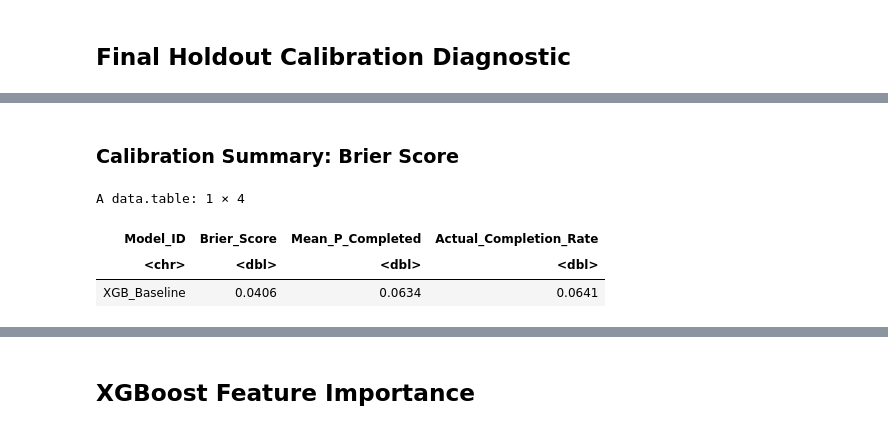
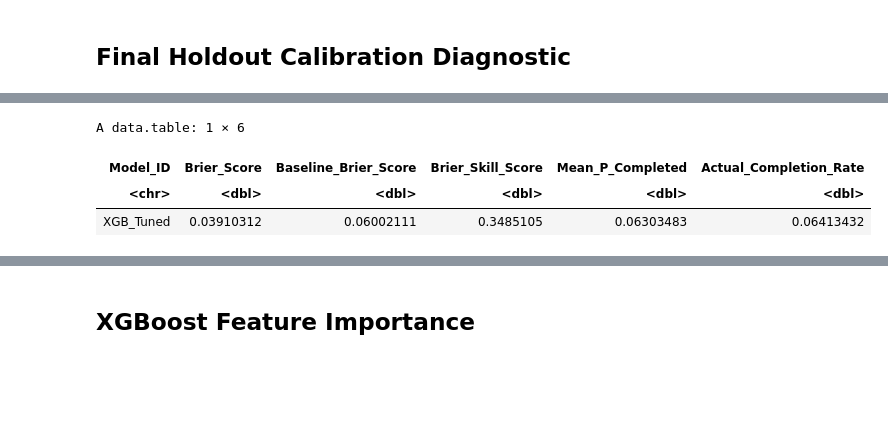
Before and after one commit to Safonovanastya87/stepik-product-analytics-completion-risk-ml, a Jupyter notebook: notebooks/03_completion_risk_modeling.ipynb, the cells around one changed output, grey strips where cells are left out. Saved outputs shown, nothing was run; the diff lists cells and outputs as text; code cells hidden in the pictures; blank space fills up the shorter version.

```diff
--- a/notebooks/03_completion_risk_modeling.ipynb
+++ b/notebooks/03_completion_risk_modeling.ipynb
@@ -2888,0 +6257,30 @@ In operational use, learners with strong completion signals could be deprioritiz
+# %%
+# Refit the selected tuned model
+# on the complete development set.
+set.seed(42)
+
+final_xgb_model <- xgboost::xgb.train(
+  params = final_xgb_params,
+  data = ddevelopment_final,
+  nrounds = final_nrounds,
+  verbose = 0
+)
+# %%
+# Generate probabilities for the untouched test set.
+final_test_prob_completed <- predict(
+  final_xgb_model,
+  dtest_final
+)
+
+
+stopifnot(
+  length(final_test_prob_completed) ==
+    nrow(test_data),
+
+  all(is.finite(final_test_prob_completed)),
+
+  all(
+    final_test_prob_completed >= 0 &
+      final_test_prob_completed <= 1
+  )
+)
@@ -2978,16 +7113,15 @@ Overall, the plot does not indicate a strong systematic calibration bias, althou
-# %% [markdown]
-### Calibration Summary: Brier Score
 # %%
-# Summarize overall probabilistic accuracy using the Brier Score.
-calibration_summary_test <- get_brier_score(
-      model_id = final_ranking_model_id,
-      probs_completed = xgb_final_probs_test,
-      truth = test_data_engineered$completion_status,
-      positive_class = positive_class
+# Summarize probabilistic prediction error.
+final_calibration_summary <- get_brier_score(
+  model_id = "XGB_Tuned",
+  probs_completed = final_test_prob_completed,
+  truth = test_data$completion_status,
+  positive_class = "Completed"
 )
-calibration_summary_test
+
+final_calibration_summary
 # %% [output]
-A data.table: 1 × 4
+A data.table: 1 × 6
-| Model_ID | Brier_Score | Mean_P_Completed | Actual_Completion_Rate |
-| <chr> | <dbl> | <dbl> | <dbl> |
-| XGB_Baseline | 0.0406 | 0.0634 | 0.0641 |
+| Model_ID | Brier_Score | Baseline_Brier_Score | Brier_Skill_Score | Mean_P_Completed | Actual_Completion_Rate |
+| <chr> | <dbl> | <dbl> | <dbl> | <dbl> | <dbl> |
+| XGB_Tuned | 0.03910312 | 0.06002111 | 0.3485105 | 0.06303483 | 0.06413432 |
```
Also changed, not shown: parts of 331 cells of this notebook, 2 other files.
